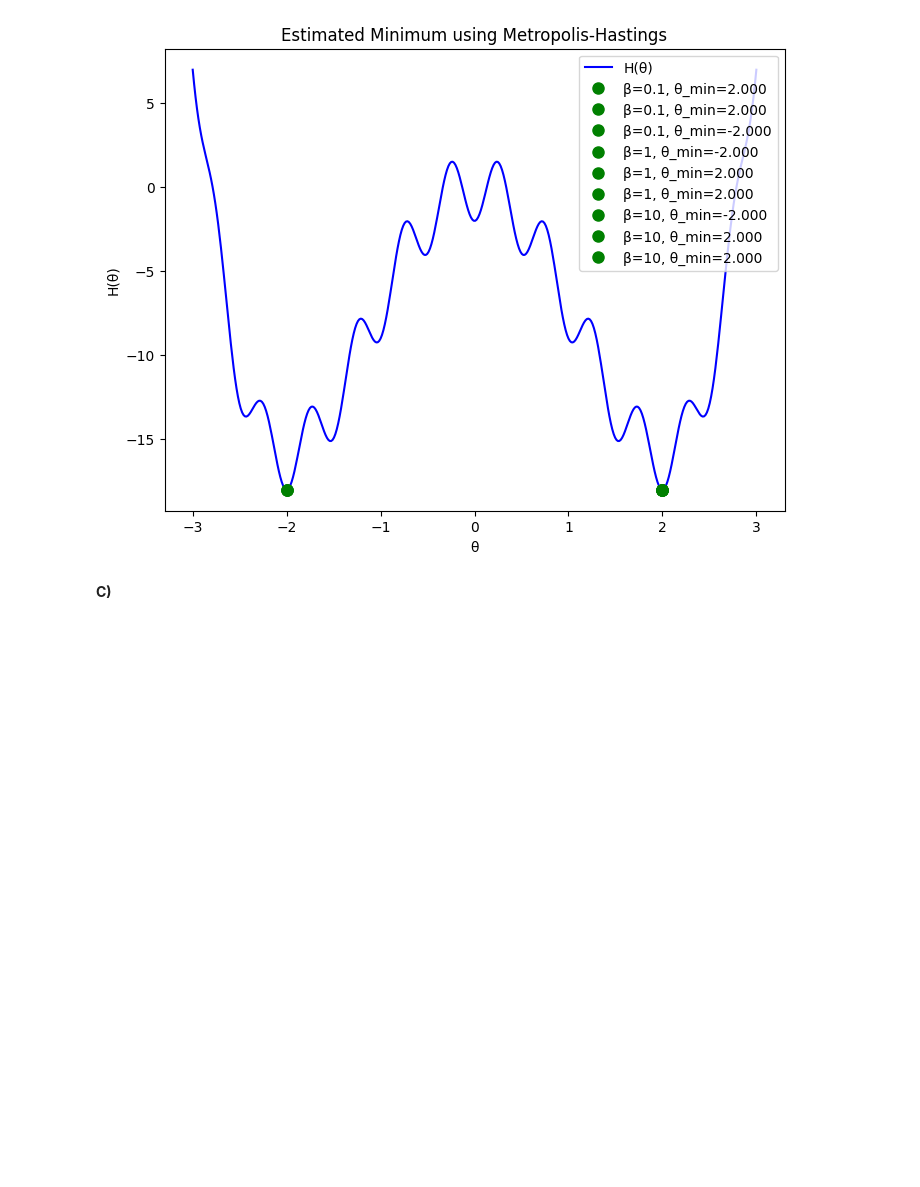
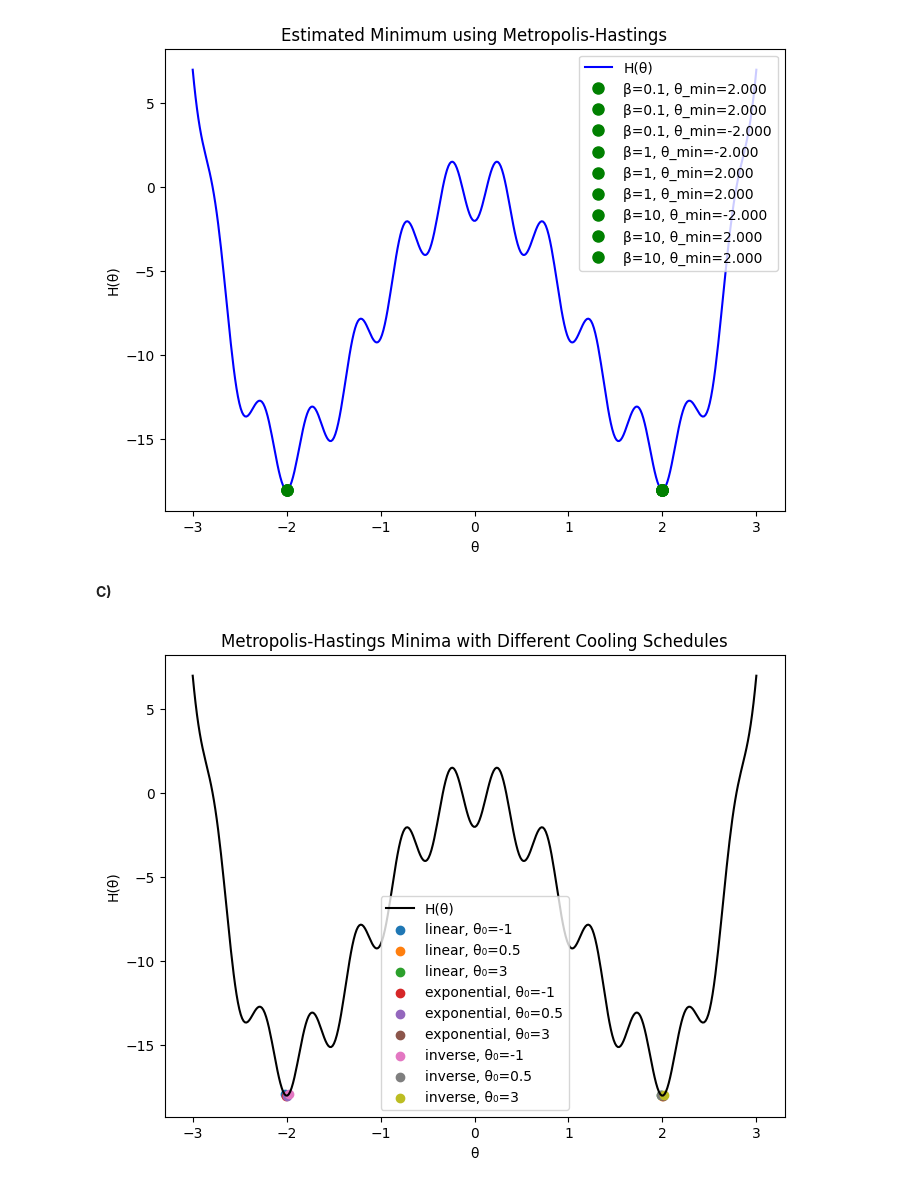
Before and after one commit to wcmelby/wcm_Phys129L_section, a Jupyter notebook: Section_9/Section9A.ipynb, the cells around one changed output. Drawn from its saved outputs; the diff is of its cells as text; code cells hidden in the pictures; blank space fills up the shorter version.

```diff
--- a/Section_9/Section9A.ipynb
+++ b/Section_9/Section9A.ipynb
@@ -221,3 +223,52 @@ plt.show()
 [figure]
 # %% [markdown]
 **C)**
+# %%
+def cooling_schedule(i, schedule_type="linear", alpha=0.99):
+    if schedule_type == "linear":
+        return max(0.1, 1.0 - 0.001 * i)  # Linear cooling
+    elif schedule_type == "exponential":
+        return max(0.1, alpha ** i)  # Exponential cooling
+    elif schedule_type == "inverse":
+        return max(0.1, 1.0 / (1 + 0.01 * i))  # Inverse cooling
+    else:
+        return 1.0  # No cooling
+
+def metropolis_hastings(theta0, steps=10000, proposal_std=0.5, schedule_type="linear"):
+    theta = theta0
+    trajectory = [theta]
+
+    for i in range(steps):
+        beta = 1 / cooling_schedule(i, schedule_type)
+        theta_proposed = theta + np.random.normal(0, proposal_std)
+        dH = H(theta_proposed) - H(theta)
+
+        if dH < 0 or np.random.rand() < np.exp(-beta * dH):
+            theta = theta_proposed
+
+        trajectory.append(theta)
+
+    return np.array(trajectory)
+
+# Initial guesses and cooling schedules
+initial_guesses = [-1, 0.5, 3]
+schedule_types = ["linear", "exponential", "inverse"]
+
+theta_range = np.linspace(-3, 3, 400)
+H_values = H(theta_range)
+
+plt.figure(figsize=(8, 6))
+plt.plot(theta_range, H_values, 'k', label='H(θ)')
+
+for schedule_type in schedule_types:
+    for theta0 in initial_guesses:
+        trajectory = metropolis_hastings(theta0, schedule_type=schedule_type)
+        plt.scatter(trajectory[-1], H(trajectory[-1]), label=f'{schedule_type}, θ₀={theta0}')  # Plot final minimum
+
+plt.xlabel('θ')
+plt.ylabel('H(θ)')
+plt.legend()
+plt.title('Metropolis-Hastings Minima with Different Cooling Schedules')
+plt.show()
+# %% [output]
+[figure, added]
```
Also changed, not shown: parts of 3 cells of this notebook.
